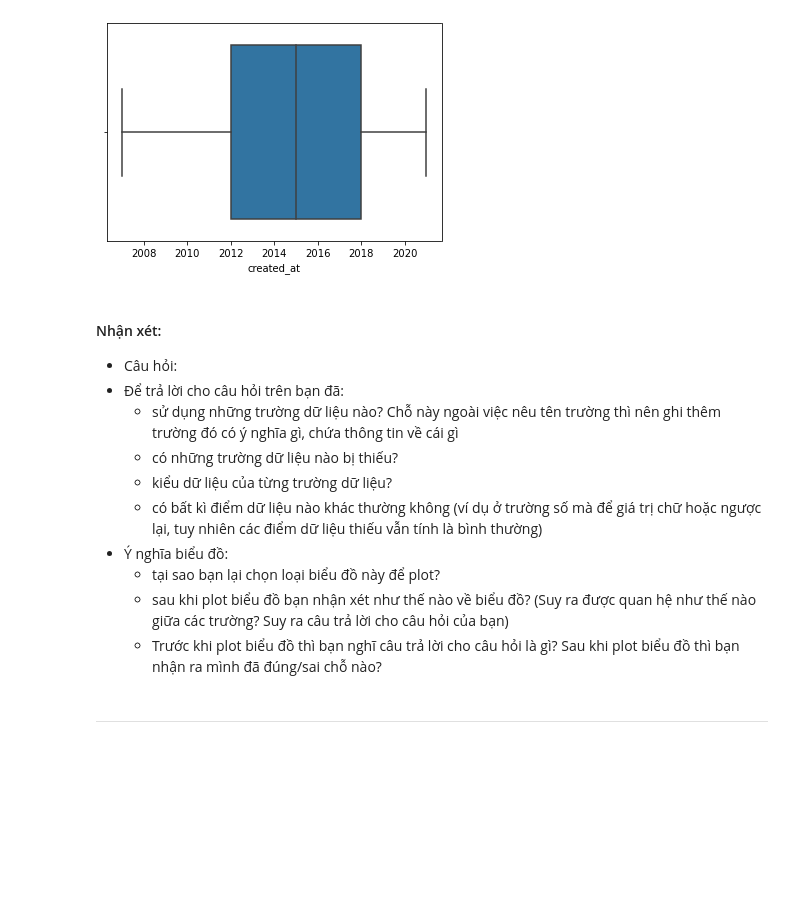
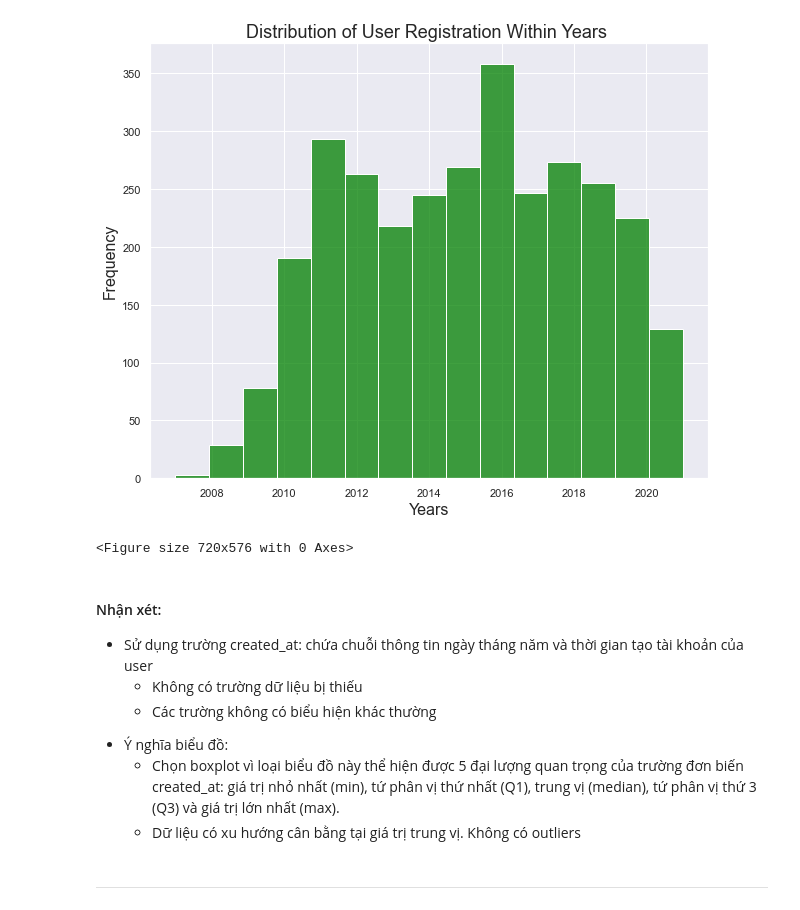
Before and after one commit to machung2001/SoundCloud, a Jupyter notebook: Project 2/Vỹ.ipynb, the cells around one changed output. Cells and saved outputs as stored; diff of their text form; code cells hidden in the pictures; blank space fills up the shorter version.

```diff
--- a/Project 2/Vỹ.ipynb
+++ b/Project 2/Vỹ.ipynb
@@ -45,19 +52,22 @@ Name: created_at, Length: 3075, dtype: datetime64[ns, UTC]
-# %%
-sns.boxplot(x=df['created_at'].dt.year);
-plt.show()
-# %% [output]
-[figure, removed]
+# %%
+sns.set(style="darkgrid")
+sns.histplot(data=df['created_at'].dt.year, kde=False, color='green', bins=15)
+sns.set(rc={'figure.figsize':(10,8)})
+plt.title('Distribution of User Registration Within Years ', fontsize=18)
+plt.xlabel('Years', fontsize=16)
+plt.ylabel('Frequency', fontsize=16)
+plt.show()
+plt.clf()
+# %% [output]
+[figure, added]
+<Figure size 720x576 with 0 Axes>
 # %% [markdown]
 #### Nhận xét:
-- Câu hỏi:
-- Để trả lời cho câu hỏi trên bạn đã:
-    + sử dụng những trường dữ liệu nào? Chỗ này ngoài việc nêu tên trường thì nên ghi thêm trường đó có ý nghĩa gì, chứa thông tin về cái gì
-    + có những trường dữ liệu nào bị thiếu?
-    + kiểu dữ liệu của từng trường dữ liệu?
-    + có bất kì điểm dữ liệu nào khác thường không (ví dụ ở trường số mà để giá trị chữ hoặc ngược lại, tuy nhiên các điểm dữ liệu thiếu vẫn tính là bình thường)
++ Sử dụng trường created_at: chứa chuỗi thông tin ngày tháng năm và thời gian tạo tài khoản của user
+    + Không có trường dữ liệu bị thiếu
+    + Các trường không có biểu hiện khác thường
 - Ý nghĩa biểu đồ:
-    + tại sao bạn lại chọn loại biểu đồ này để plot?
-    + sau khi plot biểu đồ bạn nhận xét như thế nào về biểu đồ? (Suy ra được quan hệ như thế nào giữa các trường? Suy ra câu trả lời cho câu hỏi của bạn)
-    + Trước khi plot biểu đồ thì bạn nghĩ câu trả lời cho câu hỏi là gì? Sau khi plot biểu đồ thì bạn nhận ra mình đã đúng/sai chỗ nào?
+    + Chọn boxplot vì loại biểu đồ này thể hiện được 5 đại lượng quan trọng của trường đơn biến created_at: giá   trị nhỏ nhất (min), tứ phân vị thứ nhất (Q1), trung vị (median), tứ phân vị thứ 3 (Q3) và giá trị lớn nhất (max).
+    + Dữ liệu có xu hướng cân bằng tại giá trị trung vị. Không có outliers
 # %% [markdown]
 ______________________________________
```
Also changed, not shown: parts of 7 cells of this notebook.
